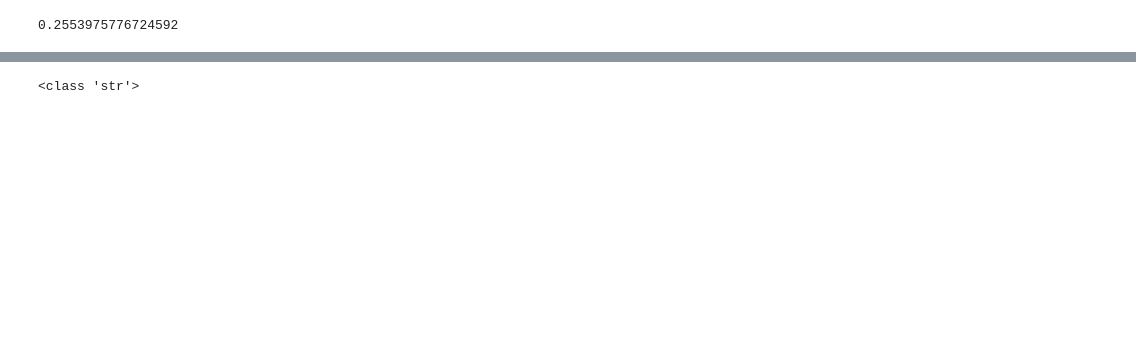
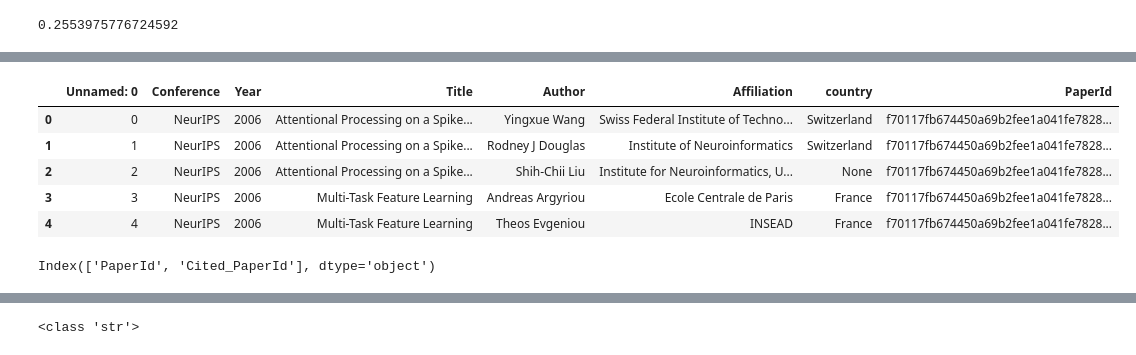
Before and after one commit to Sandeep-Desai/CS328-WrittenAssignment, a Jupyter notebook: final_citations.ipynb, the cells around one changed output, grey strips where cells are left out. Cells and saved outputs as stored; diff of their text form; code cells hidden in the pictures; blank space fills up the shorter version.

```diff
--- a/final_citations.ipynb
+++ b/final_citations.ipynb
@@ -110,0 +129,15 @@ citation_graph.to_csv('citation_graph_2012.csv',index=False)
+# %%
+country_till_2012=pd.read_csv('citation_data/papers_with_country_id.csv')
+country_till_2012.head()
+# %% [output]
+|  | Unnamed: 0 | Conference | Year | Title | Author | Affiliation | country | PaperId |
+| 0 | 0 | NeurIPS | 2006 | Attentional Processing on a Spike... | Yingxue Wang | Swiss Federal Institute of Techno... | Switzerland | f70117fb674450a69b2fee1a041fe7828... |
+| 1 | 1 | NeurIPS | 2006 | Attentional Processing on a Spike... | Rodney J Douglas | Institute of Neuroinformatics | Switzerland | f70117fb674450a69b2fee1a041fe7828... |
+| 2 | 2 | NeurIPS | 2006 | Attentional Processing on a Spike... | Shih-Chii Liu | Institute for Neuroinformatics, U... | None | f70117fb674450a69b2fee1a041fe7828... |
+| 3 | 3 | NeurIPS | 2006 | Multi-Task Feature Learning | Andreas Argyriou | Ecole Centrale de Paris | France | f70117fb674450a69b2fee1a041fe7828... |
+| 4 | 4 | NeurIPS | 2006 | Multi-Task Feature Learning | Theos Evgeniou | INSEAD | France | f70117fb674450a69b2fee1a041fe7828... |
+# %%
+citation_graph=pd.read_csv('citation_data/citation_graph_2012.csv')
+citation_graph.columns
+# %% [output]
+Index(['PaperId', 'Cited_PaperId'], dtype='object')
```
Also changed, not shown: parts of 52 cells of this notebook, 1 other file.
